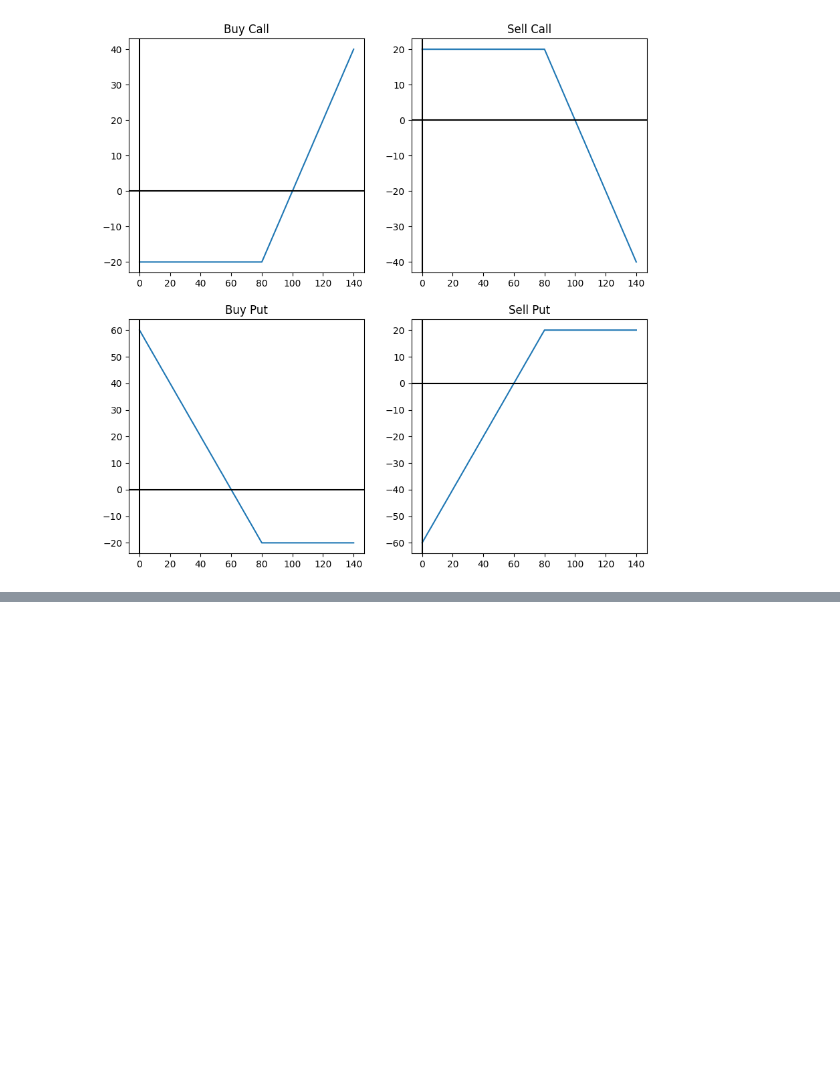
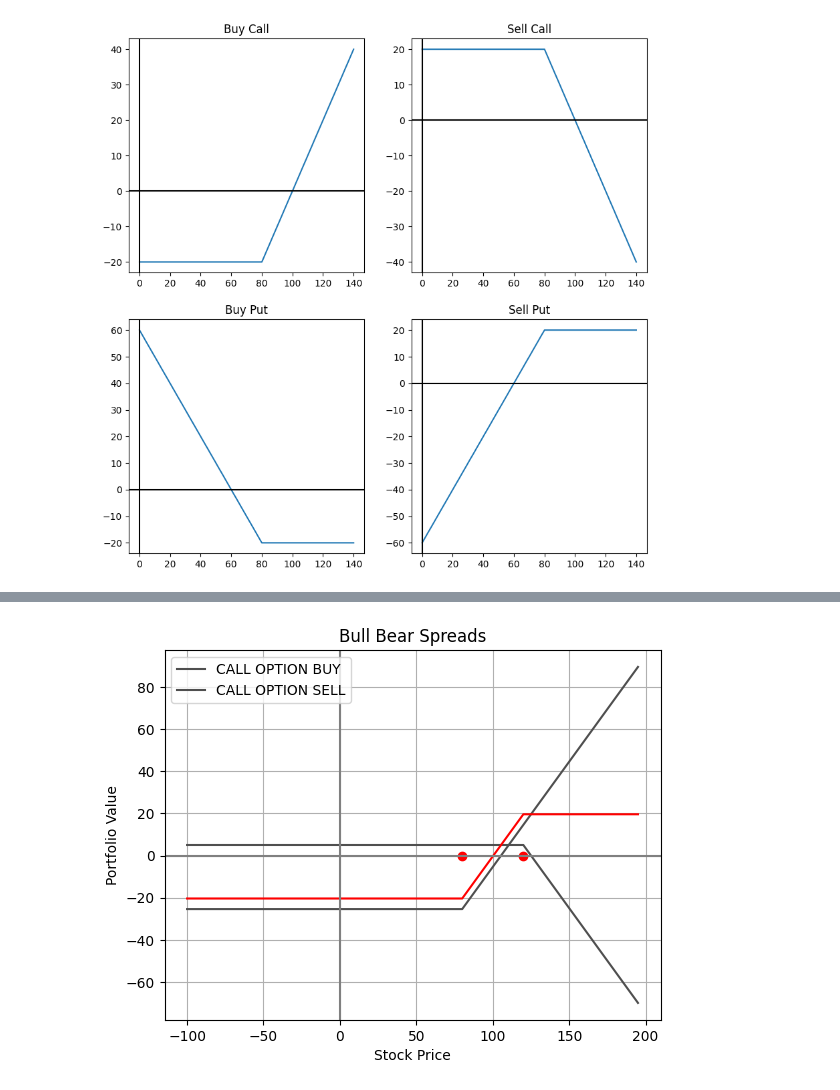
Before and after one commit to Volthai7us/Computational-Finance, a Jupyter notebook: HW1/homework_1.ipynb, the cells around one changed output, grey strips where cells are left out. Cells and saved outputs as stored; diff of their text form; code cells hidden in the pictures; blank space fills up the shorter version.

```diff
--- a/HW1/homework_1.ipynb
+++ b/HW1/homework_1.ipynb
@@ -102,0 +246,5 @@ plt.show()
+# %%
+bull_bear_spreads = Portfolio("Bull Bear Spreads", [], [(Option(OptionType.CALL, OrderType.BUY, 80, 100), 1), (Option(OptionType.CALL, OrderType.SELL, 120, 100), 1)])
+bull_bear_spreads.visualize(-100, 200, 5, True)
+# %% [output]
+[figure, added]
```
Also changed, not shown: parts of 22 cells of this notebook.
